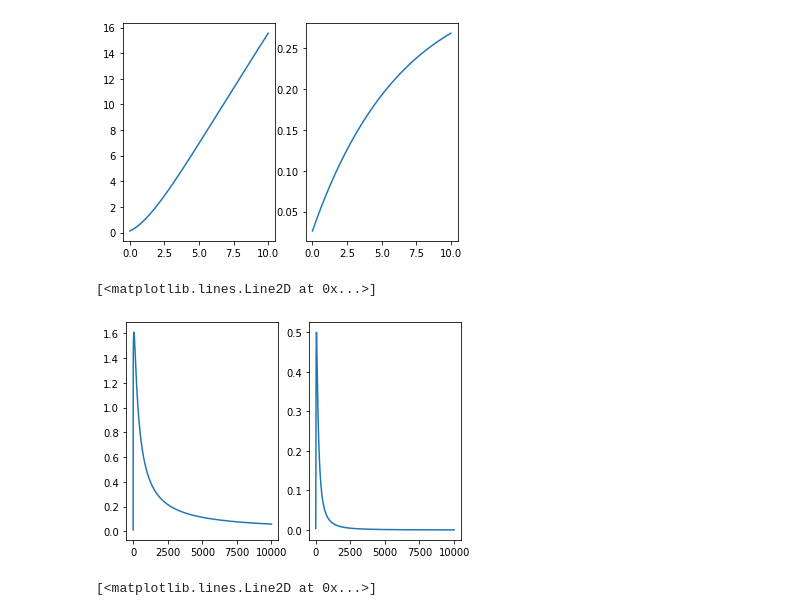
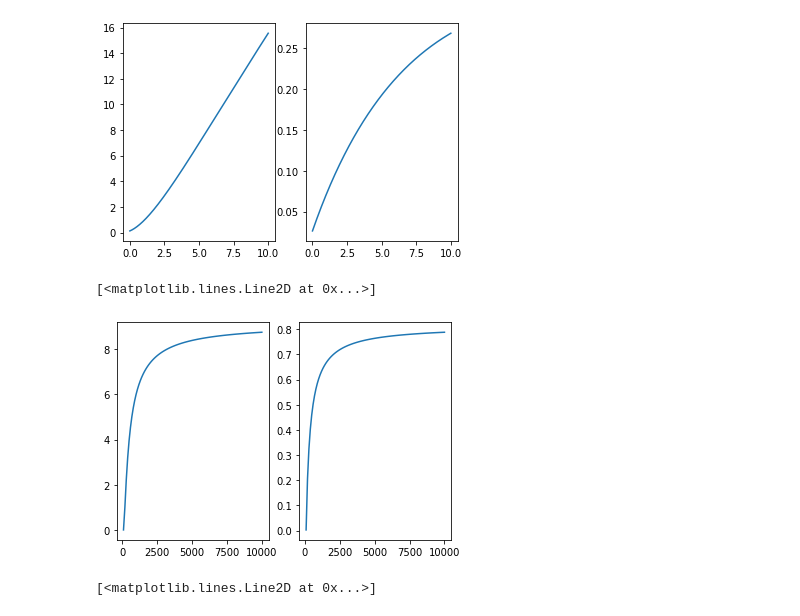
Before and after one commit to matibilkis/cdisc, a Jupyter notebook: analysis/inspect_drift.ipynb, the cells around one changed output. Saved outputs shown, nothing was run; the diff lists cells and outputs as text; code cells hidden in the pictures.

```diff
--- a/analysis/inspect_drift.ipynb
+++ b/analysis/inspect_drift.ipynb
@@ -48,22 +77,22 @@ ax.plot(ens,np.abs(d[:,0]- d[:,1])/d[:,0]        )
 [figure]
 # %%
 d = []
-ens = np.linspace(1e-2, 10000,1000)
+ens = np.linspace(101, 10000,100)
 for gamma in ens:
 
-    gamma0, omega0, n0, eta0, kappa0 = gamma, 0., 10, 1, kappa/10
-    gamma1, omega1, n1, eta1, kappa1 = 3*gamma, 0., 10, 1, kappa/10
+    gamma0, omega0, n0, eta0, kappa0 = 100, 0., 1, 1, 9
+    gamma1, omega1, n1, eta1, kappa1 = gamma, 0., 1, 1, 9
     h0 = [gamma0, omega0, n0, eta0, kappa0]
     h1 = [gamma1, omega1, n1, eta1, kappa1]
     d.append(drifts(h0,h1))
 d = np.array(d)
 ax=plt.subplot(121)
 ax.plot(ens,d[:,0])
 ax=plt.subplot(122)
-ax.plot(ens,np.abs(d[:,0]- d[:,1])        )
+ax.plot(ens,np.abs(d[:,0]- d[:,1])/d[:,0]        )
 # %% [output]
 [<matplotlib.lines.Line2D at 0x...>]
-[figure, old version]
+[figure, new version]
 # %%
 d = []
 ens = np.linspace(1e-2, 10000,1000)
```
Also changed, not shown: parts of 21 cells of this notebook, 6 other files.
